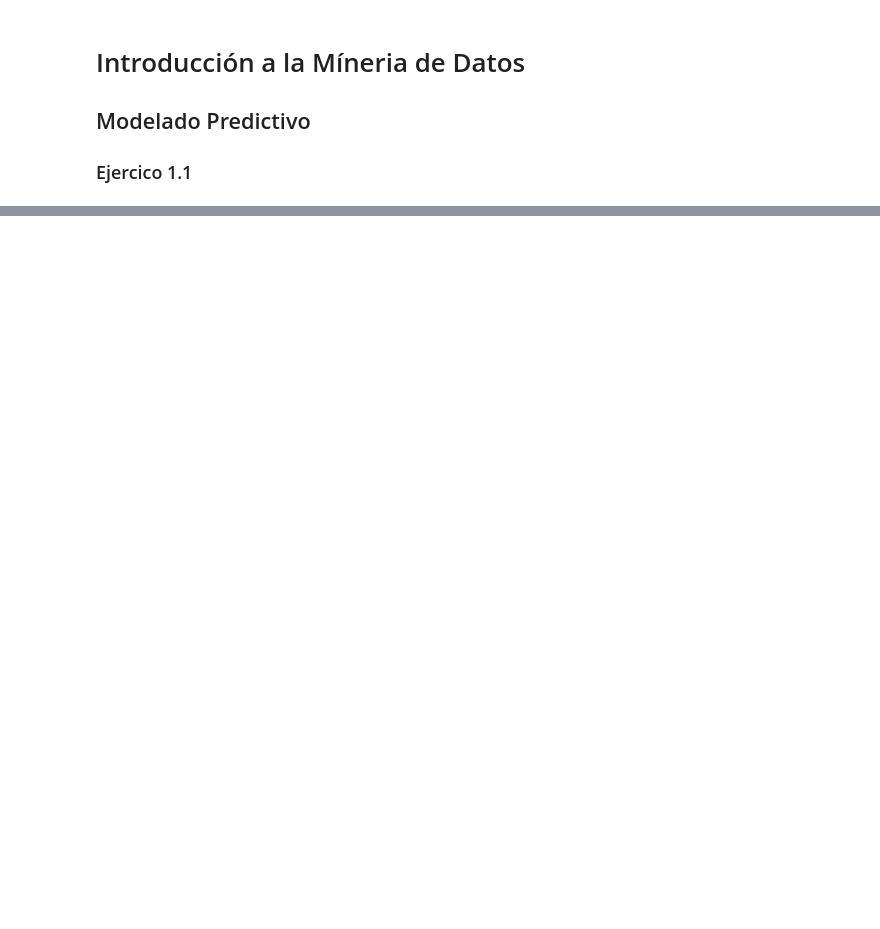
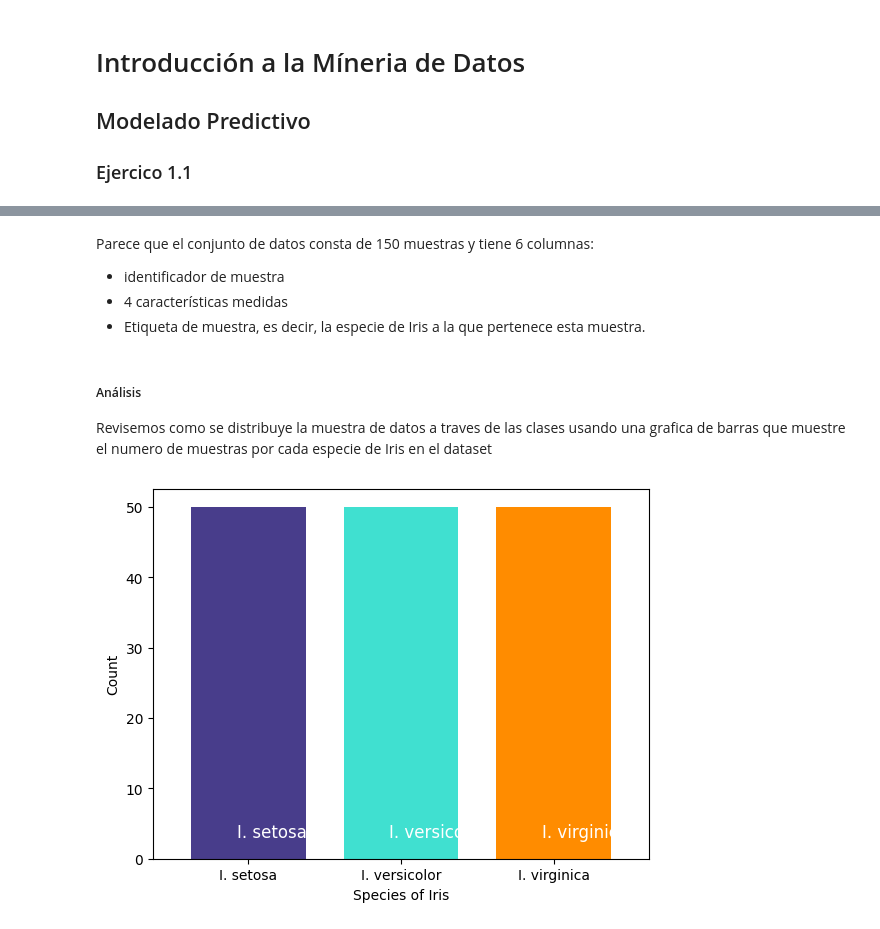
Before and after one commit to davescudero/DataM, a Jupyter notebook: 01_intro/Resources/01_intro_ejercicios.ipynb, the cells around one changed output, grey strips where cells are left out. Cells and saved outputs as stored; diff of their text form; code cells hidden in the pictures; blank space fills up the shorter version.

```diff
--- a/01_intro/Resources/01_intro_ejercicios.ipynb
+++ b/01_intro/Resources/01_intro_ejercicios.ipynb
@@ -9,6 +30,6 @@ Considera la tarea de predecir una especie de flor basada en las característica
 # %%
 import pandas as pd
 
-df= pd.read_csv("/Resources/iris.csv")
+df = pd.read_csv("iris.csv")
 df.info()
 # %% [output]
@@ -15,0 +49,35 @@ FileNotFoundError: [Errno 2] No such file or directory: '/Resources/iris.csv'
+# %% [markdown]
+Parece que el conjunto de datos consta de 150 muestras y tiene 6 columnas:
+- identificador de muestra
+- 4 características medidas
+- Etiqueta de muestra, es decir, la especie de Iris a la que pertenece esta muestra.
+# %%
+# Useful Arrays for later use
+# All unique Iris species from the data set
+species = pd.unique(df['Species'].sort_values())
+# Colors for identifying species on plots
+colors = ['darkslateblue', 'turquoise', 'darkorange']
+# List of measured features in the data set
+features = ['Sepal length (cm)', 'Sepal width (cm)', 'Petal length (cm)', 'Petal width (cm)']
+# Number of samples for each species
+counts = df['Species'].value_counts().sort_index()
+# %% [markdown]
+##### Análisis
+
+Revisemos como se distribuye la muestra de datos a traves de las clases usando una grafica de barras que muestre el numero de muestras por cada especie de Iris en el dataset
+# %%
+import matplotlib.pyplot as plt
+
+# Display counts as bar plot
+ax = counts.plot.bar(width=0.75, color=colors)
+# Add counts as text over bars
+for i, v in counts.reset_index().iterrows():
+    ax.text(i - 0.075, 3.0,v.Species, color='white', size='large')
+# Rotate X axis ticks
+plt.xticks(rotation='horizontal')
+# Add labels
+plt.xlabel('Species of Iris')
+plt.ylabel('Count')
+plt.show()
+# %% [output]
+[figure, added]
```
Also changed, not shown: parts of 6 cells of this notebook.
